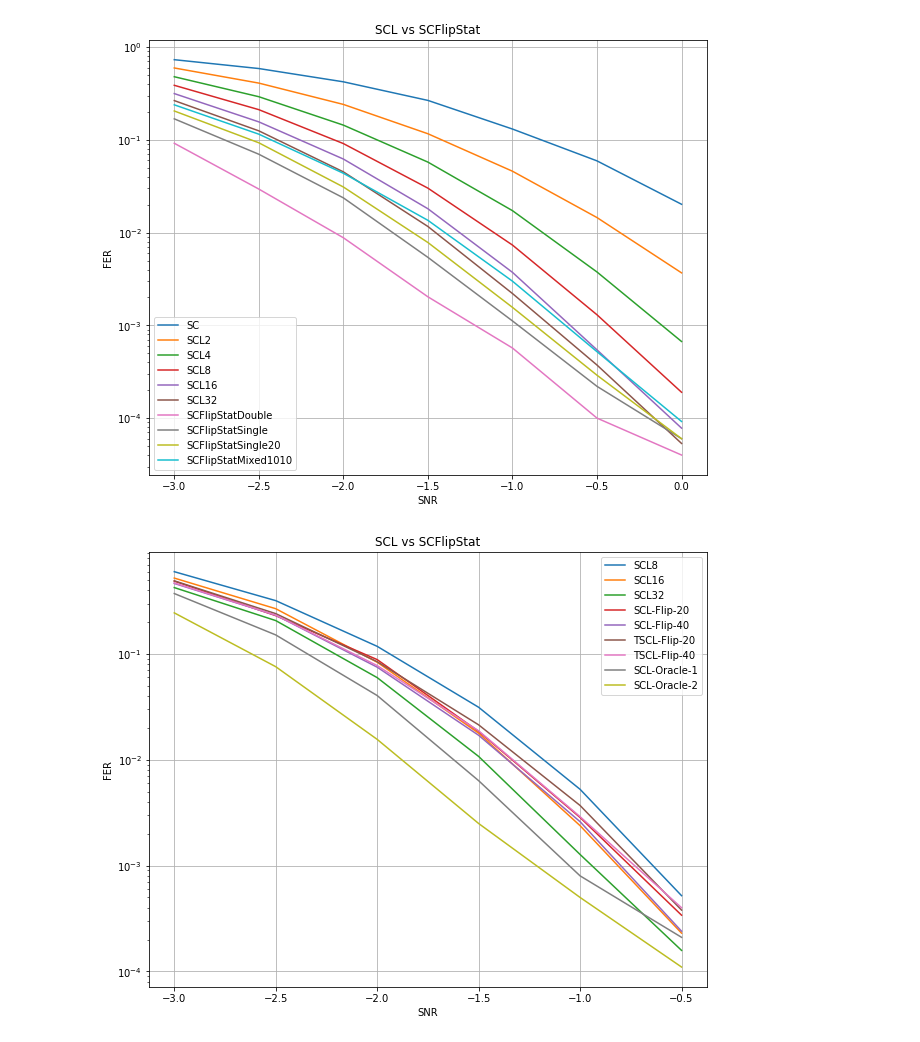
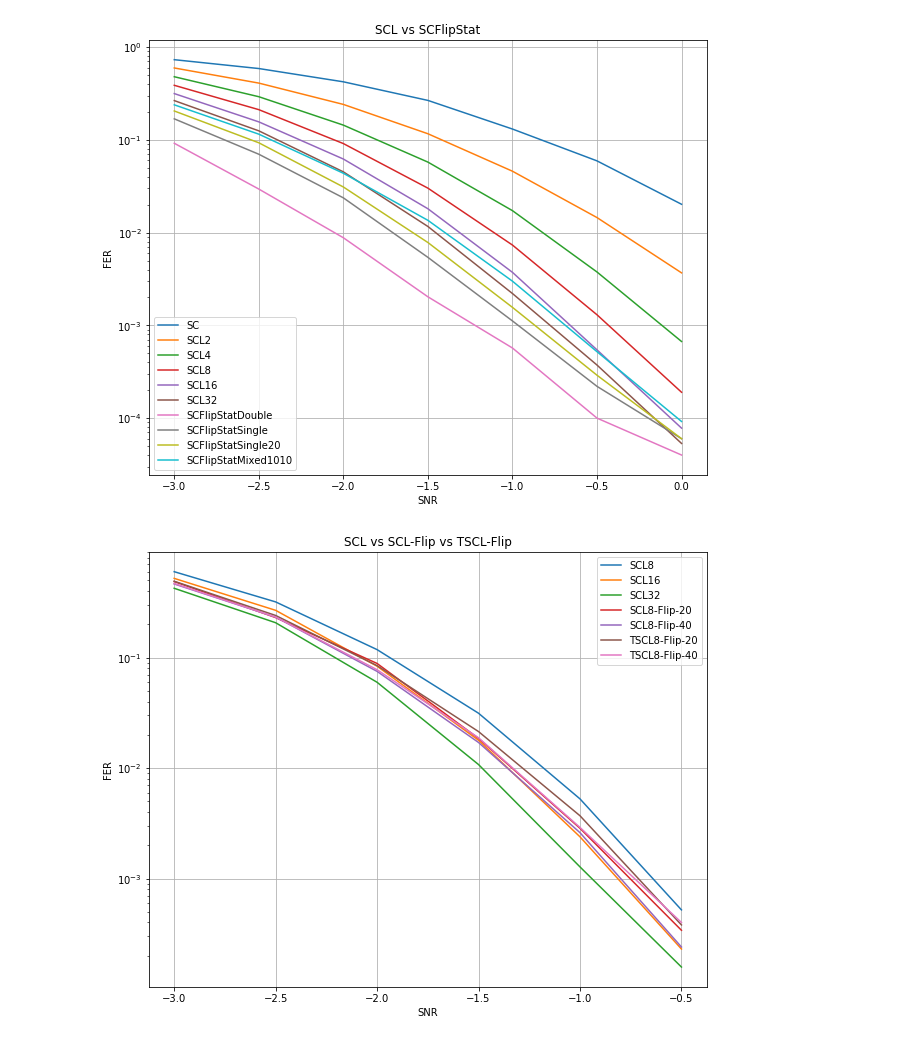
Before and after one commit to ISChetverikov/PolarCodes, a Jupyter notebook: results_plotting/PlotFerCurve.ipynb, the cells around one changed output. Drawn from its saved outputs; the diff is of its cells as text; code cells hidden in the pictures.

```diff
--- a/results_plotting/PlotFerCurve.ipynb
+++ b/results_plotting/PlotFerCurve.ipynb
@@ -135,36 +135,36 @@ scl16_df = pd.read_csv("..//results//256//scl16.results", skipinitialspace=True,
 scl32_df = pd.read_csv("..//results//256//scl32.results", skipinitialspace=True, sep=',', comment='#')
 
 sclf20_df = pd.read_csv("..//results//256//SCLFlip20.results", skipinitialspace=True, sep=',', comment='#')
 sclf40_df = pd.read_csv("..//results//256//SCLFlip40.results", skipinitialspace=True, sep=',', comment='#')
 sclft20_df = pd.read_csv("..//results//256//TSCLFlip20.results", skipinitialspace=True, sep=',', comment='#')
 sclft40_df = pd.read_csv("..//results//256//TSCLFlip40.results", skipinitialspace=True, sep=',', comment='#')
 
 sco1_df = pd.read_csv("..//results//256//oracle_test.results", skipinitialspace=True, sep=',', comment='#')
 sco2_df = pd.read_csv("..//results//256//oracle_level2_test.results", skipinitialspace=True, sep=',', comment='#')
 
 snr = scl8_df['SNR']
 scl8 = scl8_df['FER']
 scl16 = scl16_df['FER']
 scl32 = scl32_df['FER']
 
 sclf20 = sclf20_df['FER']
 sclf40 = sclf40_df['FER']
 sclft20 = sclft20_df['FER']
 sclft40 = sclft40_df['FER']
 
 sco1 = sco1_df['FER']
 sco2 = sco2_df['FER']
 
 plt.figure(figsize=(10,8))
-plt.plot(snr, scl8, snr, scl16, snr, scl32, snr, sclf20, snr, sclf40, snr, sclft20, snr, sclft40, snr, sco1, snr, sco2);
-plt.title("SCL vs SCFlipStat")
-plt.legend(["SCL8", "SCL16", "SCL32", "SCL-Flip-20", "SCL-Flip-40", "TSCL-Flip-20", "TSCL-Flip-40", "SCL-Oracle-1", "SCL-Oracle-2"])
+plt.plot(snr, scl8, snr, scl16, snr, scl32, snr, sclf20, snr, sclf40, snr, sclft20, snr, sclft40);
+plt.title("SCL vs SCL-Flip vs TSCL-Flip")
+plt.legend(["SCL8", "SCL16", "SCL32", "SCL8-Flip-20", "SCL8-Flip-40", "TSCL8-Flip-20", "TSCL8-Flip-40", "SCL-Oracle-1", "SCL-Oracle-2"])
 plt.xlabel("SNR")
 plt.grid(True)
 plt.ylabel("FER")
 plt.yscale('log')
 plt.savefig("SclVsSCFlip.png");
 # %% [output]
-[figure, old version]
+[figure, new version]
 # %%
 
```
Also changed, not shown: parts of 1 cell of this notebook, 10 other files.
